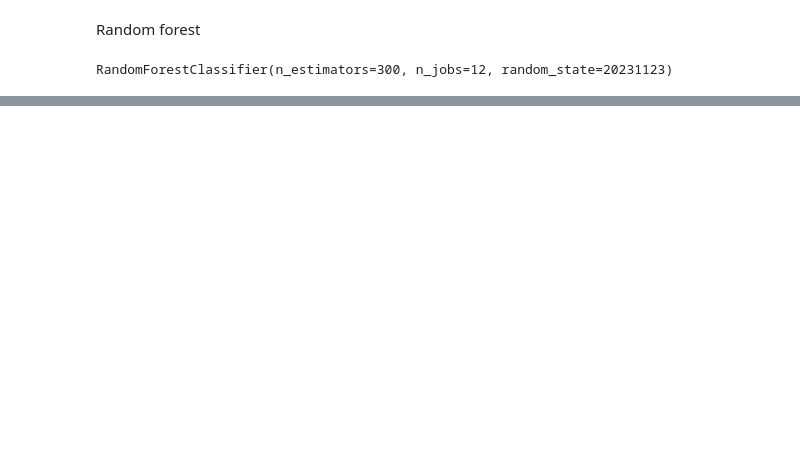
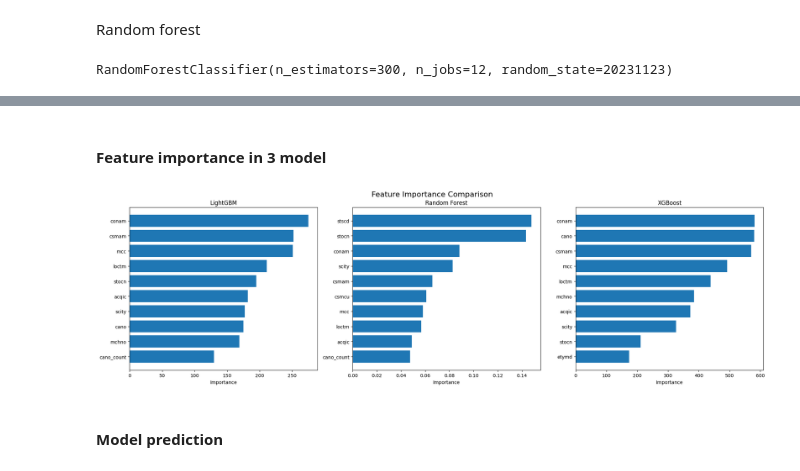
Before and after one commit to jmwu91/ML, a Jupyter notebook: HW/mid/model_building.ipynb, the cells around one changed output, grey strips where cells are left out. Cells and saved outputs as stored; diff of their text form; code cells hidden in the pictures; blank space fills up the shorter version.

Commit message:
1018 best xgb

```diff
--- a/HW/mid/model_building.ipynb
+++ b/HW/mid/model_building.ipynb
@@ -139,0 +236,58 @@ NameError: name 'X' is not defined
+# %% [markdown]
+#### Feature importance in 3  model
+# %%
+# LightGBM
+feature_importance_df_lgbm = pd.DataFrame({
+    'Feature': feature_names_in_lgbm,
+    'Importance': feature_importance_in_lgbm
+}).sort_values(by = 'Importance', ascending = True)
+
+# Random Forest
+feature_importance_df_rf = pd.DataFrame({
+    'Feature': X_train.columns,
+    'Importance': feature_importance_in_rf
+}).sort_values(by = 'Importance', ascending = True)
+
+# XGBoost (使用 plot_importance 函數的數據)
+fig_xgb, ax_xgb = plt.subplots(figsize=(10, 10))
+plot_importance(best_xgb_model, ax = ax_xgb, importance_type = 'weight')
+plt.close(fig_xgb)  # 關閉 XGBoost 的單獨圖表
+
+# 從 ax_xgb
+xgb_importance = [patch.get_width() for patch in ax_xgb.patches]
+xgb_features = [text.get_text() for text in ax_xgb.get_yticklabels()]
+
+feature_importance_df_xgb = pd.DataFrame({
+    'Feature': xgb_features,
+    'Importance': xgb_importance
+}).sort_values(by = 'Importance', ascending = True)
+
+
+# Create plot
+fig, (ax1, ax2, ax3) = plt.subplots(1, 3, figsize = (20, 6))
+fig.suptitle('Feature Importance Comparison', fontsize = 16)
+
+# LightGBM
+ax1.barh(feature_importance_df_lgbm['Feature'].tail(10), feature_importance_df_lgbm['Importance'].tail(10))
+ax1.set_title('LightGBM')
+ax1.set_xlabel('Importance')
+
+# Random Forest
+ax2.barh(feature_importance_df_rf['Feature'].tail(10), feature_importance_df_rf['Importance'].tail(10))
+ax2.set_title('Random Forest')
+ax2.set_xlabel('Importance')
+
+# XGBoost
+ax3.barh(feature_importance_df_xgb['Feature'].tail(10), feature_importance_df_xgb['Importance'].tail(10))
+ax3.set_title('XGBoost')
+ax3.set_xlabel('Importance')
+
+# adjust layout
+plt.tight_layout()
+plt.subplots_adjust(top = 0.9)
+
+plt.show()
+# %% [output]
+[figure, added]
+# %% [markdown]
+#### Model prediction
```
Also changed, not shown: parts of 25 cells of this notebook, 4 other files.
